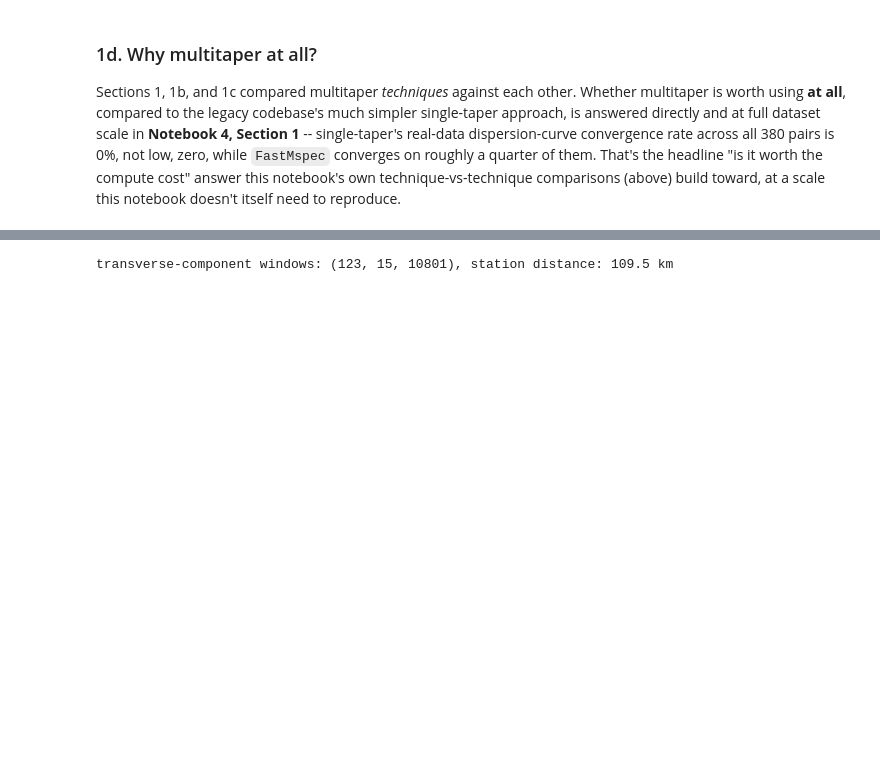
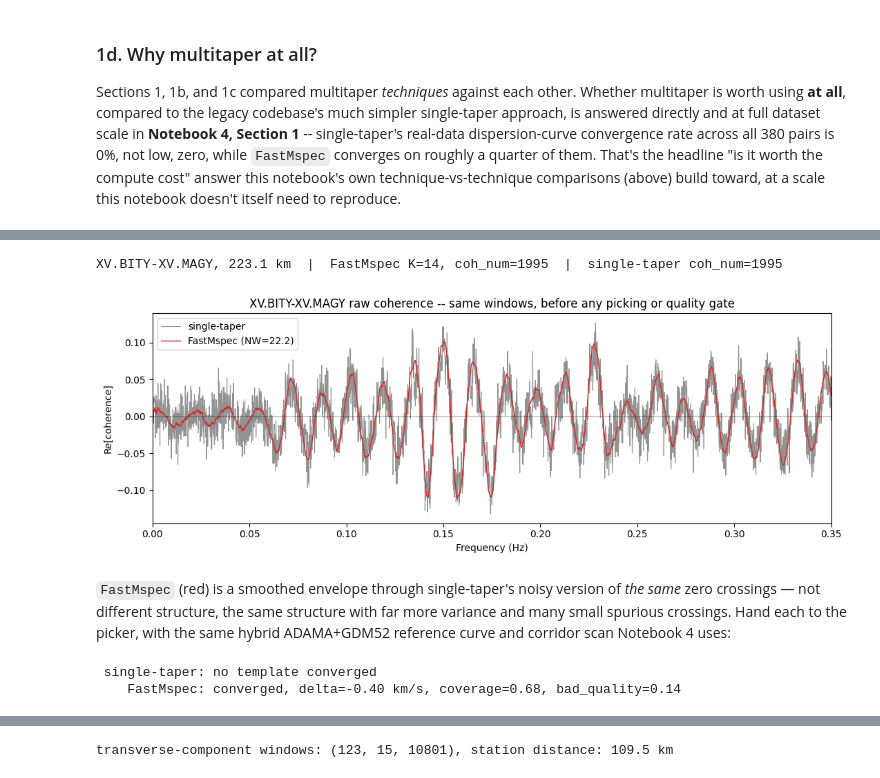
Before and after one commit to URseismology/FastMSPEC, a Jupyter notebook: notebooks/03_fastmspec_application.ipynb, the cells around one changed output, grey strips where cells are left out. Saved outputs shown, nothing was run; the diff lists cells and outputs as text; code cells hidden in the pictures; blank space fills up the shorter version.

```diff
--- a/notebooks/03_fastmspec_application.ipynb
+++ b/notebooks/03_fastmspec_application.ipynb
@@ -194,0 +69,22 @@ Three things worth pulling out:
+# %%
+# Section 1 precompute -- 4 coherence spectra + isolated runtime/peak memory for AF.SKRH-XV.BAND,
+# built from ADAMA_gvib.h5. Scripts + full provenance: verification/nb3_technique_cost/
+# (driver_sec1.py runs on bluehive in the fastmspec_batch env; sec1b = the K-sweep below).
+NB3 = Path('../data/results/dispcurve_quality/nb3_precompute')
+sec1 = np.load(NB3 / 'nb3_sec1_skrh.npz')
+sec1_metrics = pd.read_json(NB3 / 'nb3_sec1_metrics.json')
+
+N_SAMPLES = 10801  # 3-hour window at dt=1 s -- the production window length throughout this project
+freq1 = sec1['freq']
+dist_skrh = float(sec1['dist_km'])
+TECHS = ['single_taper', 'MspecBestK', 'FastMspec', 'Mspec']
+LABEL = {'single_taper': 'single-taper', 'MspecBestK': 'MspecBestK', 'FastMspec': 'FastMspec', 'Mspec': 'Mspec'}
+coh1 = {t: sec1[f'coh_{t}'] for t in TECHS}
+
+
+def sec1_row(technique_label):
+    return sec1_metrics[(sec1_metrics.section == 'sec1') & (sec1_metrics.technique == technique_label)].iloc[0]
+
+print(f"AF.SKRH-XV.BAND, {dist_skrh:.1f} km, coh_num={int(sec1['coh_num'])} "
+      f"(built from ADAMA_gvib.h5; Stage 3 reference: 290.3 km, 1605 traces)")
+sec1_metrics[sec1_metrics.section == 'sec1'][['technique', 'nw_label', 'taper_size', 'runtime_s', 'peak_mem_mb']]
@@ -338,0 +402,46 @@ it doesn't depend on a fixed time-domain lag window at all.
+# %%
+sec2 = np.load(NB3 / 'nb3_sec2_bity_magy.npz')
+f2 = sec2['freq']
+coh_fm, coh_st = sec2['coh_fastmspec'], sec2['coh_single']
+dist_bm = float(sec2['dist_km'])
+print(f"XV.BITY-XV.MAGY, {dist_bm:.1f} km  |  FastMspec K={int(sec2['taper_size_fm'])}, "
+      f"coh_num={int(sec2['coh_num_fm'])}  |  single-taper coh_num={int(sec2['coh_num_st'])}")
+
+fig, ax = plt.subplots(figsize=(11, 4))
+ax.plot(f2, coh_st, color='tab:gray', lw=0.8, alpha=0.85, label='single-taper')
+ax.plot(f2, coh_fm, color='tab:red', lw=1.0, label=f"FastMspec (NW={float(sec2['nw']):.1f})")
+ax.axhline(0, color='k', lw=0.3)
+ax.set_xlim(0, 0.35); ax.set_xlabel('Frequency (Hz)'); ax.set_ylabel('Re[coherence]')
+ax.set_title('XV.BITY-XV.MAGY raw coherence -- same windows, before any picking or quality gate')
+ax.legend(); plt.tight_layout(); plt.show()
+# %% [output]
+XV.BITY-XV.MAGY, 223.1 km  |  FastMspec K=14, coh_num=1995  |  single-taper coh_num=1995
+[figure, added]
+# %% [markdown]
+`FastMspec` (red) is a smoothed envelope through single-taper's noisy
+version of *the same* zero crossings — not different structure, the same
+structure with far more variance and many small spurious crossings. Hand each to
+the picker, with the same hybrid ADAMA+GDM52 reference curve and corridor scan
+Notebook 4 uses:
+# %%
+from dispcurve_pick import extract_dispcurve
+
+rb = mdg[(mdg.stn1 == 'BITY') & (mdg.stn2 == 'MAGY')].iloc[0]
+hyb_bm = build_reference_curve(float(rb.stn1lat), float(rb.stn1lon), float(rb.stn2lat), float(rb.stn2lon),
+                               sources=[adama, gdm52], wave='love')
+templates_bm = build_template_family_widened(hyb_bm.func, hyb_bm.f_lo, hyb_bm.f_hi,
+                                             corridor_km_s=0.8, step_km_s=0.2)
+
+fm_delta_bm = None
+for name, coh in [('single-taper', coh_st), ('FastMspec', coh_fm)]:
+    scanned = scan_templates_with_picker(f2, coh, dist_bm, templates_bm, hyb_bm.f_lo, hyb_bm.f_hi,
+                                         1.2, 4.8, verbose=False)
+    delta, curve, picks, diag = best_of(scanned)
+    print(f"{name:>13}: " + ('no template converged' if diag is None else
+          f"converged, delta={delta:+.2f} km/s, coverage={diag.freq_coverage_fraction:.2f}, "
+          f"bad_quality={diag.bad_quality_fraction:.2f}"))
+    if name == 'FastMspec':
+        fm_delta_bm = delta
+# %% [output]
+ single-taper: no template converged
+    FastMspec: converged, delta=-0.40 km/s, coverage=0.68, bad_quality=0.14
```
Also changed, not shown: parts of 46 cells of this notebook.
